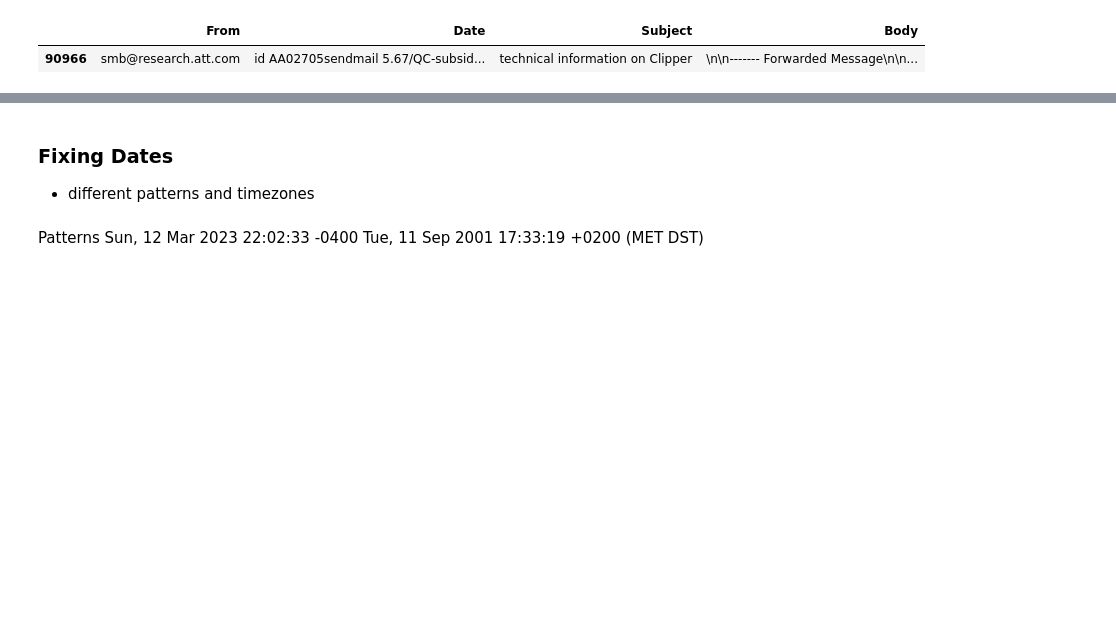
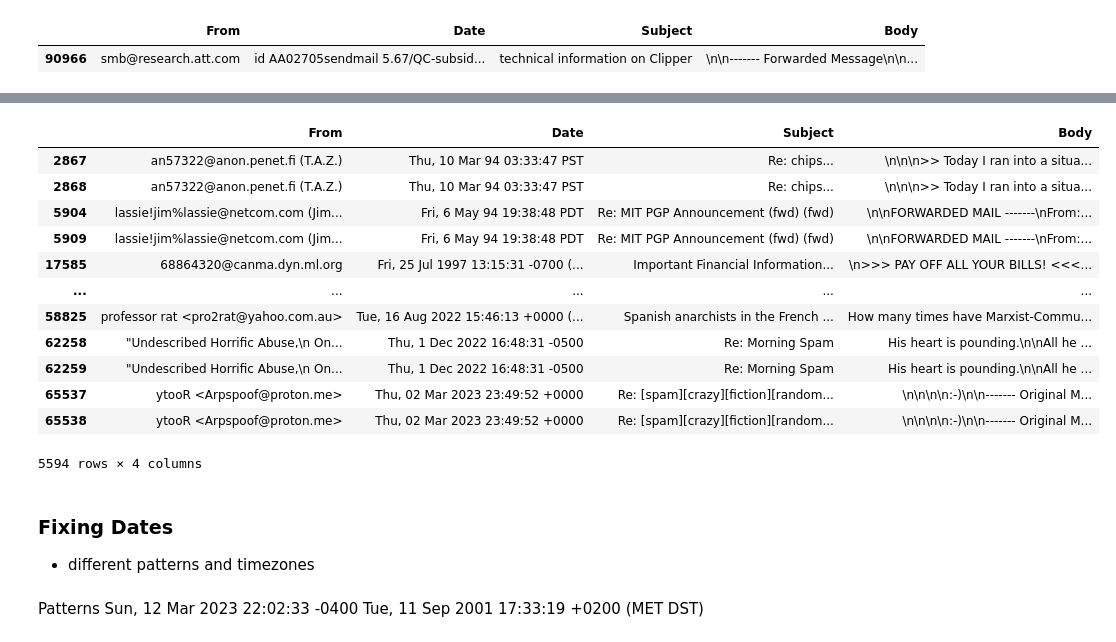
Before and after one commit to d-vf/LSSP-crypto-communities, a Jupyter notebook: LSSP_cypherpunks_dataprep_I_.ipynb, the cells around one changed output, grey strips where cells are left out. Saved outputs shown, nothing was run; the diff lists cells and outputs as text; code cells hidden in the pictures; blank space fills up the shorter version.

```diff
--- a/LSSP_cypherpunks_dataprep_I_.ipynb
+++ b/LSSP_cypherpunks_dataprep_I_.ipynb
@@ -580,0 +657,17 @@ allmails.to_csv('allmails.csv',index=False)
+# %%
+duplicateCheck = allmails_data.duplicated(subset=['From','Date', 'Body','Subject'], keep=False)
+allmails_data[duplicateCheck]
+# %% [output]
+|  | From | Date | Subject | Body |
+| 2867 | an57322@anon.penet.fi (T.A.Z.) | Thu, 10 Mar 94 03:33:47 PST | Re: chips... | \n\n\n>> Today I ran into a situa... |
+| 2868 | an57322@anon.penet.fi (T.A.Z.) | Thu, 10 Mar 94 03:33:47 PST | Re: chips... | \n\n\n>> Today I ran into a situa... |
+| 5904 | lassie!jim%lassie@netcom.com (Jim... | Fri, 6 May 94 19:38:48 PDT | Re: MIT PGP Announcement (fwd) (fwd) | \n\nFORWARDED MAIL -------\nFrom:... |
+| 5909 | lassie!jim%lassie@netcom.com (Jim... | Fri, 6 May 94 19:38:48 PDT | Re: MIT PGP Announcement (fwd) (fwd) | \n\nFORWARDED MAIL -------\nFrom:... |
+| 17585 | 68864320@canma.dyn.ml.org | Fri, 25 Jul 1997 13:15:31 -0700 (... | Important Financial Information... | \n>>> PAY OFF ALL YOUR BILLS! <<<... |
+| ... | ... | ... | ... | ... |
+| 58825 | professor rat <pro2rat@yahoo.com.au> | Tue, 16 Aug 2022 15:46:13 +0000 (... | Spanish anarchists in the French ... | How many times have Marxist-Commu... |
+| 62258 | "Undescribed Horrific Abuse,\n On... | Thu, 1 Dec 2022 16:48:31 -0500 | Re: Morning Spam | His heart is pounding.\n\nAll he ... |
+| 62259 | "Undescribed Horrific Abuse,\n On... | Thu, 1 Dec 2022 16:48:31 -0500 | Re: Morning Spam | His heart is pounding.\n\nAll he ... |
+| 65537 | ytooR <Arpspoof@proton.me> | Thu, 02 Mar 2023 23:49:52 +0000 | Re: [spam][crazy][fiction][random... | \n\n\n\n:-)\n\n------- Original M... |
+| 65538 | ytooR <Arpspoof@proton.me> | Thu, 02 Mar 2023 23:49:52 +0000 | Re: [spam][crazy][fiction][random... | \n\n\n\n:-)\n\n------- Original M... |
+5594 rows × 4 columns
```
Also changed, not shown: parts of 43 cells of this notebook.
